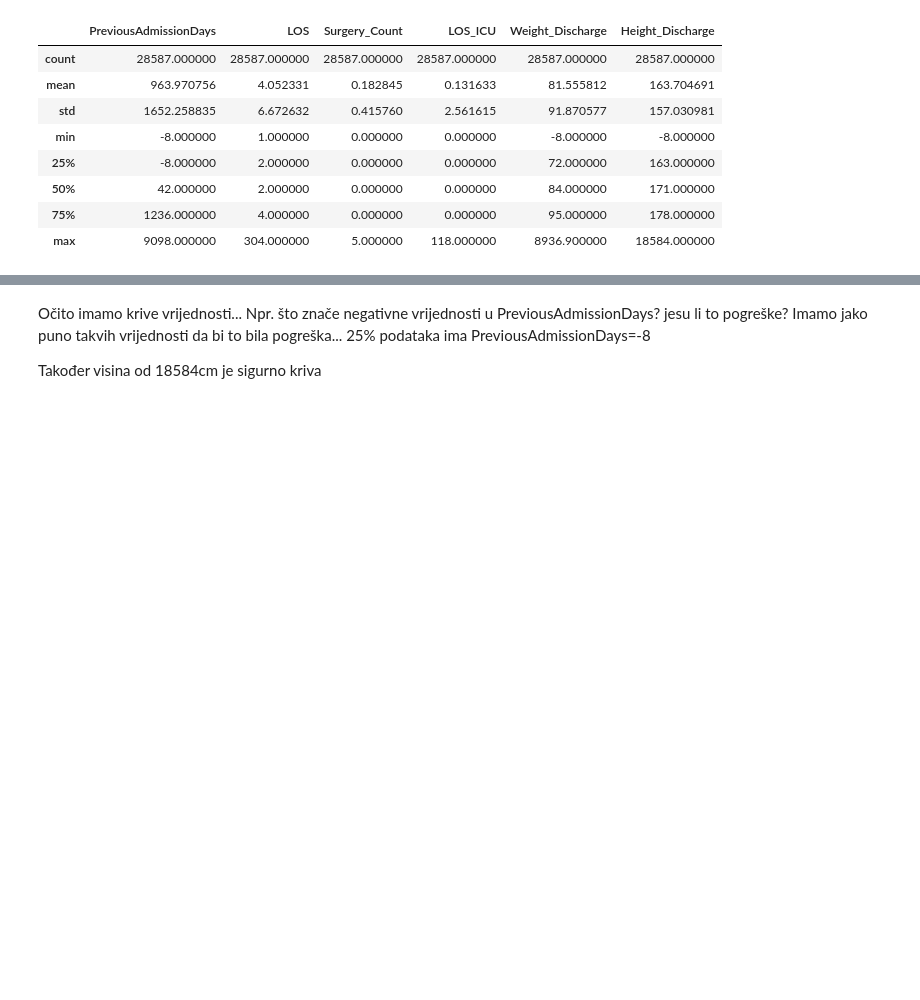
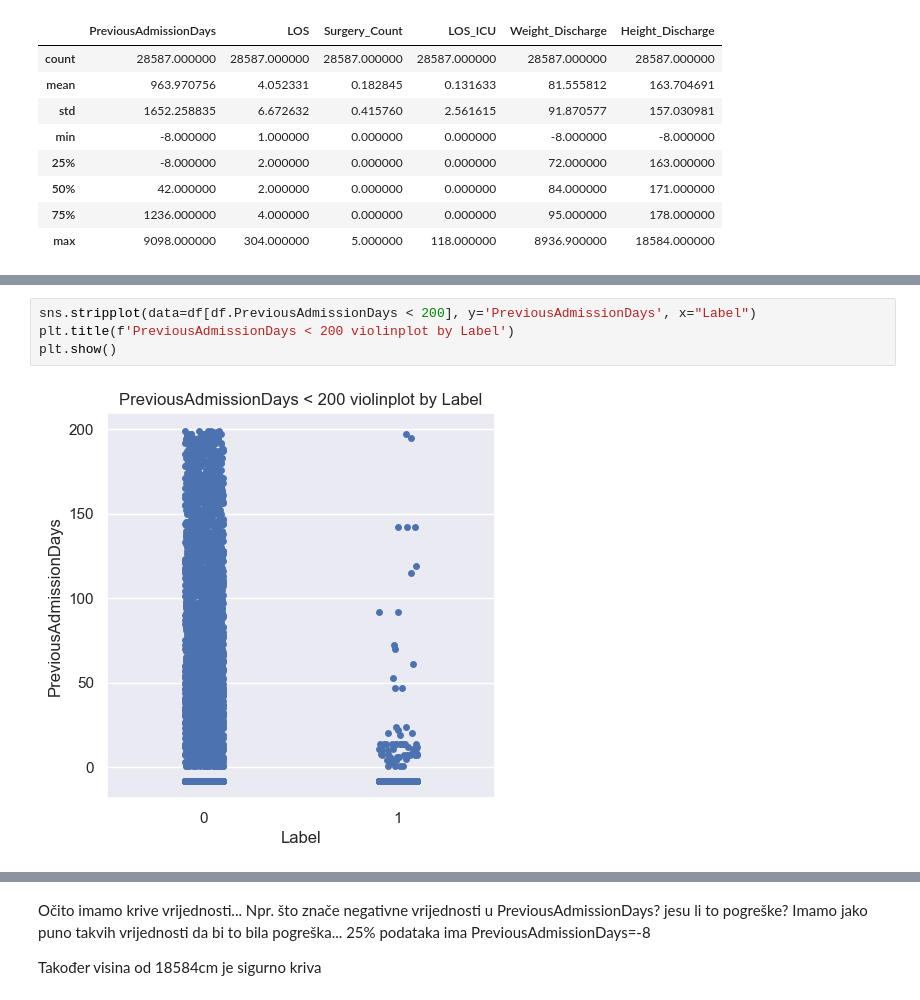
Before and after one commit to Ivan-Klabucar/Kotao, a Jupyter notebook: Exploratory Data Analysis/Initial_look_at_data.ipynb, the cells around one changed output, grey strips where cells are left out. Drawn from its saved outputs; the diff is of its cells as text; blank space fills up the shorter version.

```diff
--- a/Exploratory Data Analysis/Initial_look_at_data.ipynb
+++ b/Exploratory Data Analysis/Initial_look_at_data.ipynb
@@ -456,0 +497,6 @@ df[numerical_cols].describe()
+# %%
+sns.stripplot(data=df[df.PreviousAdmissionDays < 200], y='PreviousAdmissionDays', x="Label")
+plt.title(f'PreviousAdmissionDays < 200 violinplot by Label')
+plt.show()
+# %% [output]
+[figure, added]
```
Also changed, not shown: parts of 53 cells of this notebook.
